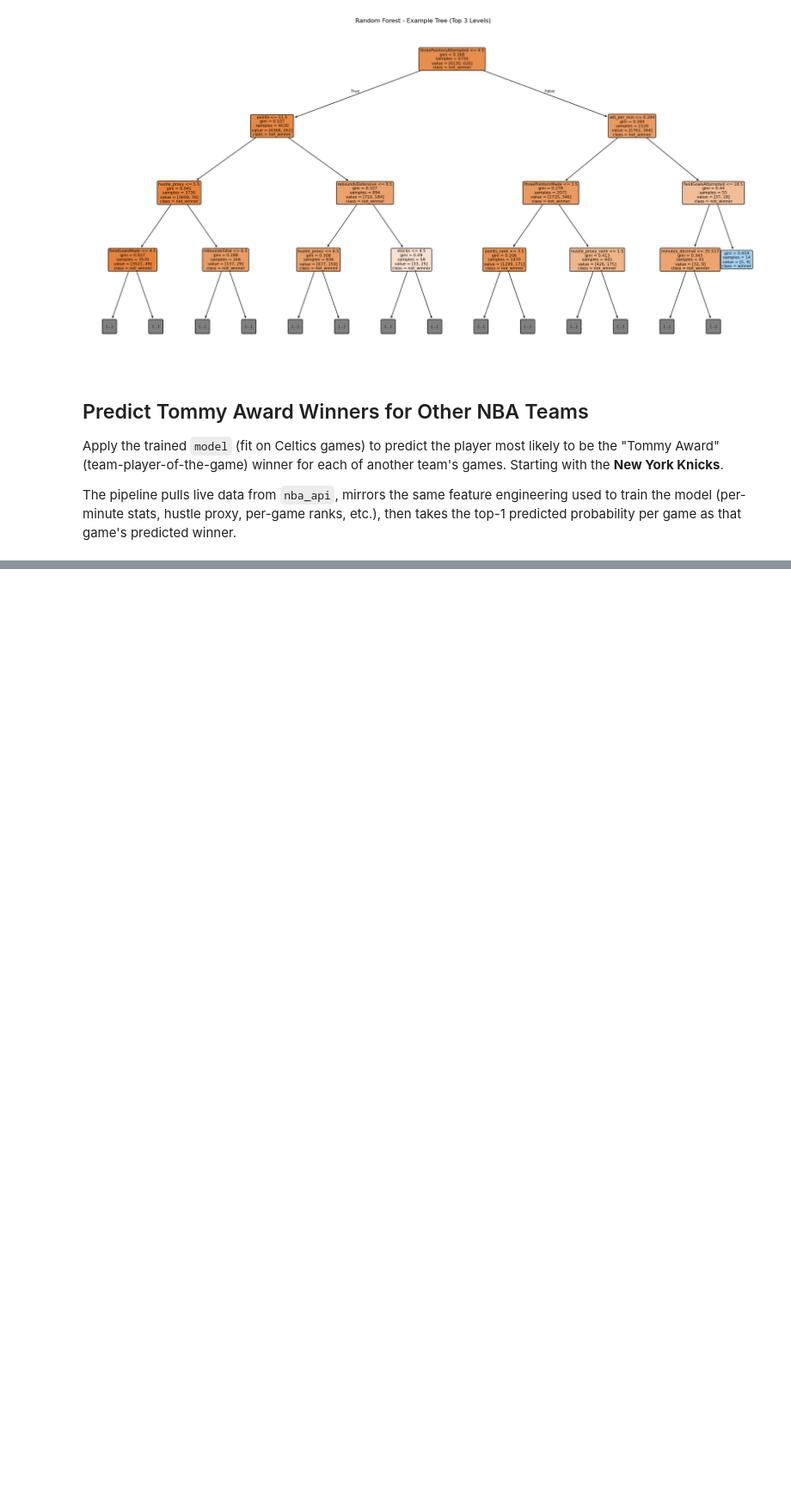
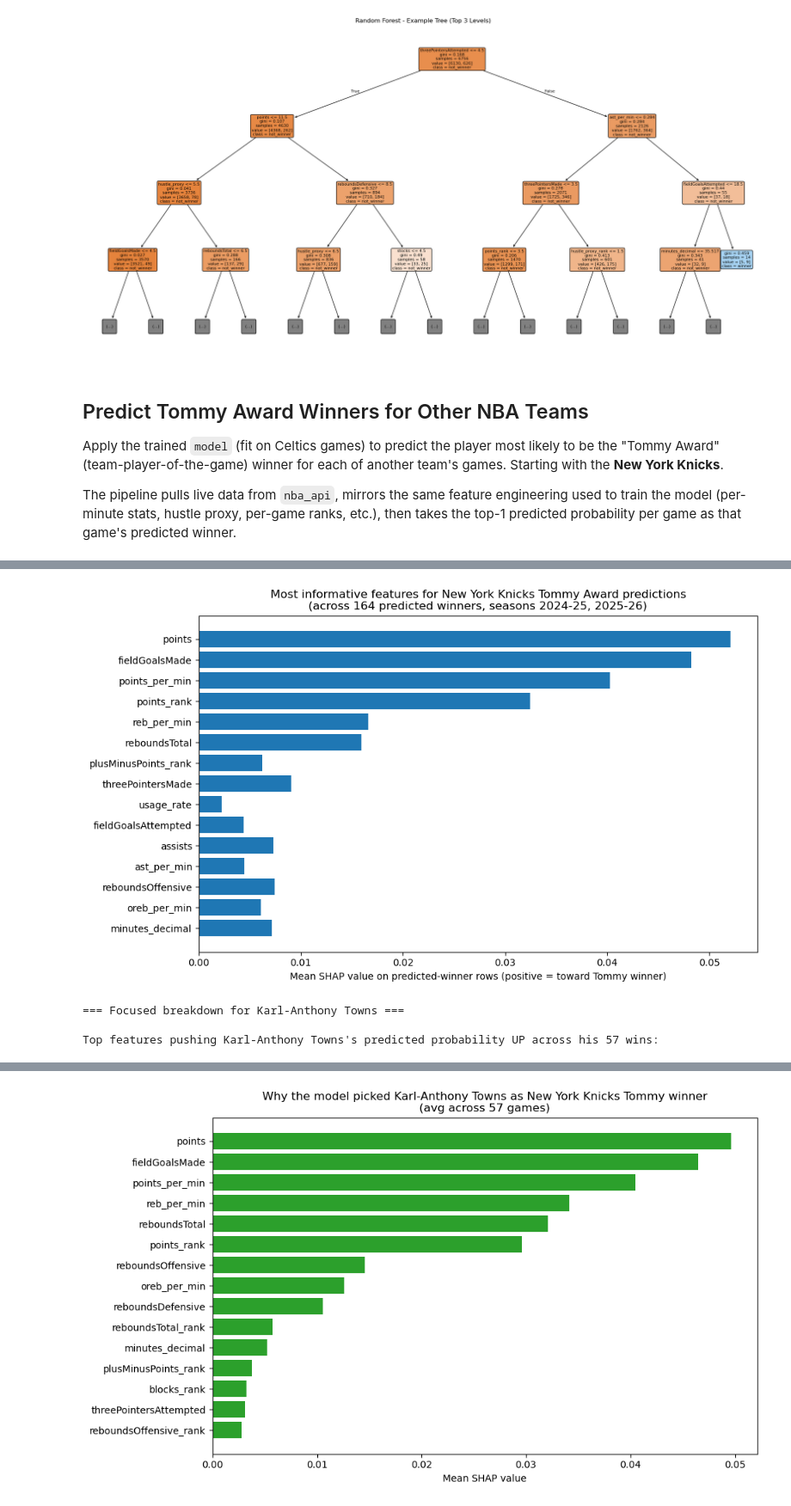
Before and after one commit to Tttaussig33/tommy-award-analysis, a Jupyter notebook: predict_tommy_award_other_teams.ipynb, the cells around one changed output, grey strips where cells are left out. Shown at 86% size. Drawn from its saved outputs; the diff is of its cells as text; code cells hidden in the pictures; blank space fills up the shorter version.

```diff
--- a/predict_tommy_award_other_teams.ipynb
+++ b/predict_tommy_award_other_teams.ipynb
@@ -511,11 +510,16 @@ from csv_builders.enrich_player_game_with_hustle import (
 )
 
 TARGET_TEAM_NAME = "New York Knicks"
-TARGET_SEASON = "2024-25"
+TARGET_SEASONS = ["2024-25", "2025-26"]
 SEASON_TYPES = ["Regular Season"]
 
 TARGET_TEAM_ID = get_team_id(TARGET_TEAM_NAME)
+team_slug = TARGET_TEAM_NAME.lower().replace(" ", "_")
+
+predictions_dir = Path("predictions")
+predictions_dir.mkdir(parents=True, exist_ok=True)
+
 print(f"Target team: {TARGET_TEAM_NAME} (team_id={TARGET_TEAM_ID})")
-print(f"Season: {TARGET_SEASON}, types: {SEASON_TYPES}")
+print(f"Seasons: {TARGET_SEASONS}, types: {SEASON_TYPES}")
 # %% [output]
 Target team: New York Knicks (team_id=1610612752)
@@ -841,0 +1129,56 @@ Saved season win counts -> predictions/new_york_knicks_2024-25_predicted_tommy_c
+# %%
+from __future__ import annotations
+
+import matplotlib.pyplot as plt
+import pandas as pd
+from IPython.display import display
+
+top_abs = (
+    team_feature_importance.sort_values("mean_abs_shap", ascending=False)
+    .head(TOP_N_FEATURES)
+    .reset_index(drop=True)
+)
+
+fig, ax = plt.subplots(figsize=(10, max(4.5, 0.4 * len(top_abs))))
+colors = ["#1f77b4" if v >= 0 else "#d62728" for v in top_abs["mean_shap"]]
+ax.barh(top_abs["feature"][::-1], top_abs["mean_shap"][::-1], color=colors[::-1])
+ax.axvline(0, color="black", linewidth=0.8)
+ax.set_xlabel("Mean SHAP value on predicted-winner rows (positive = toward Tommy winner)")
+ax.set_title(f"Most informative features for {TARGET_TEAM_NAME} Tommy Award predictions\n(across {len(winner_rows)} predicted winners, seasons {', '.join(TARGET_SEASONS)})")
+plt.tight_layout()
+plt.show()
+
+print(f"=== Focused breakdown for {FOCUS_PLAYER} ===")
+focus_mask = winner_rows["player_name"].str.strip().str.lower() == FOCUS_PLAYER.strip().lower()
+if not focus_mask.any():
+    print(f"{FOCUS_PLAYER} has no predicted wins - skipping per-player breakdown.")
+else:
+    focus_idx = winner_rows.index[focus_mask]
+    focus_shap = shap_winner_df.loc[focus_idx]
+    focus_X = X_winners.loc[focus_idx]
+
+    focus_summary = pd.DataFrame({
+        "feature": numeric_feature_cols,
+        "mean_shap_for_focus": focus_shap.mean(axis=0).values,
+        "mean_abs_shap_for_focus": focus_shap.abs().mean(axis=0).values,
+        "focus_mean_value": focus_X.mean(axis=0).values,
+        "train_median": train_medians.reindex(numeric_feature_cols).values,
+    }).sort_values("mean_shap_for_focus", ascending=False).reset_index(drop=True)
+
+    print(f"\nTop features pushing {FOCUS_PLAYER}'s predicted probability UP across his {len(focus_idx)} wins:")
+    display(focus_summary.head(TOP_N_FEATURES))
+
+    fig, ax = plt.subplots(figsize=(10, max(4.5, 0.4 * TOP_N_FEATURES)))
+    focus_top = focus_summary.head(TOP_N_FEATURES)
+    colors_f = ["#2ca02c" if v >= 0 else "#d62728" for v in focus_top["mean_shap_for_focus"]]
+    ax.barh(focus_top["feature"][::-1], focus_top["mean_shap_for_focus"][::-1], color=colors_f[::-1])
+    ax.axvline(0, color="black", linewidth=0.8)
+    ax.set_xlabel("Mean SHAP value")
+    ax.set_title(f"Why the model picked {FOCUS_PLAYER} as {TARGET_TEAM_NAME} Tommy winner\n(avg across {len(focus_idx)} games)")
+    plt.tight_layout()
+    plt.show()
+# %% [output]
+[figure, added]
+=== Focused breakdown for Karl-Anthony Towns ===
+
+Top features pushing Karl-Anthony Towns's predicted probability UP across his 57 wins:
@@ -841,0 +1201 @@ Saved season win counts -> predictions/new_york_knicks_2024-25_predicted_tommy_c
+[figure, added]
```
Also changed, not shown: parts of 12 cells of this notebook, 9 other files.
